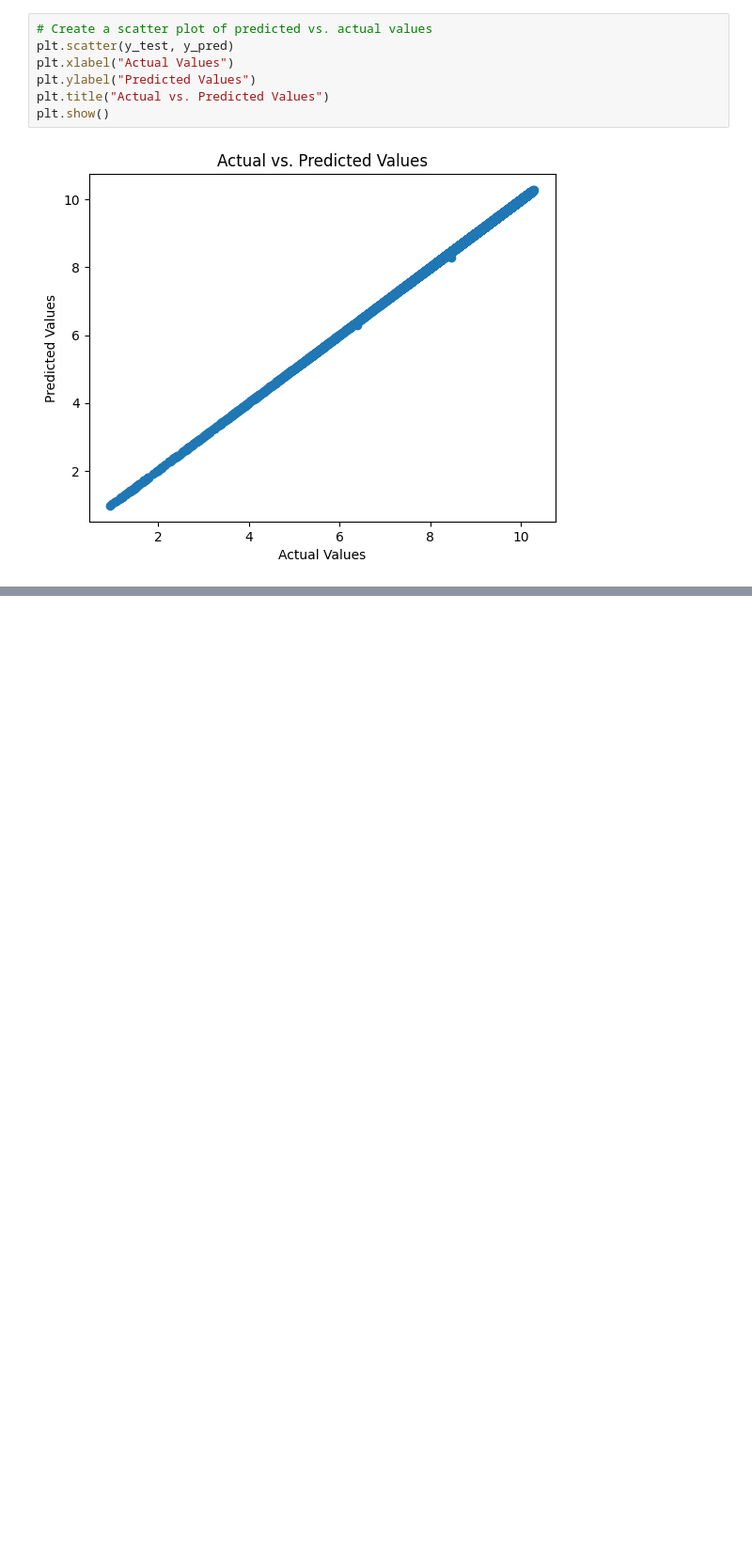
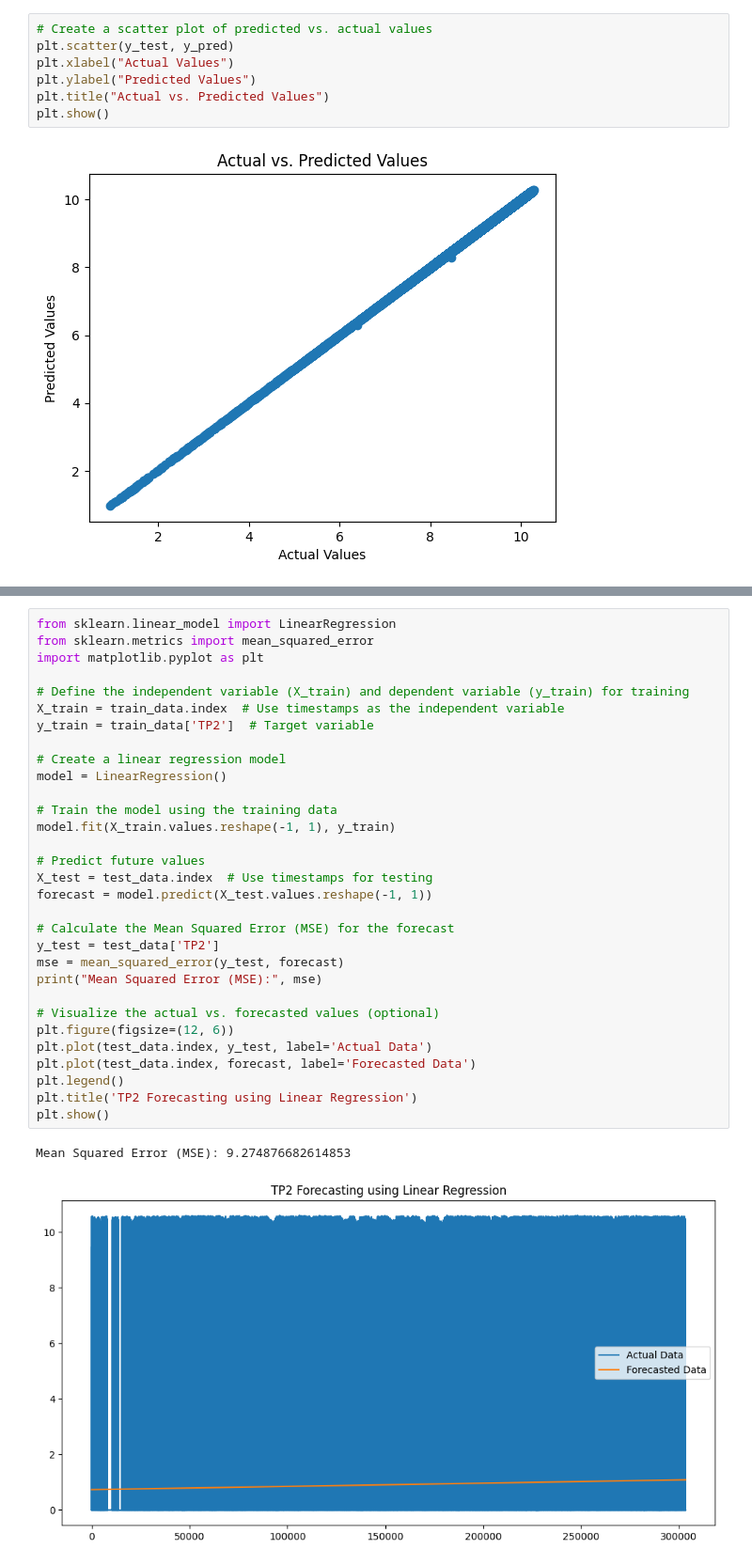
Before and after one commit to Maulik2493/IT496-T18, a Jupyter notebook: 202101489_Sameer_Sonara/202101489_Sameer_Sonara.ipynb, the cells around one changed output, grey strips where cells are left out. Shown at 94% size. Cells and saved outputs as stored; diff of their text form; blank space fills up the shorter version.

```diff
--- a/202101489_Sameer_Sonara/202101489_Sameer_Sonara.ipynb
+++ b/202101489_Sameer_Sonara/202101489_Sameer_Sonara.ipynb
@@ -212,0 +285,34 @@ plt.show()
+# %%
+from sklearn.linear_model import LinearRegression
+from sklearn.metrics import mean_squared_error
+import matplotlib.pyplot as plt
+
+# Define the independent variable (X_train) and dependent variable (y_train) for training
+X_train = train_data.index  # Use timestamps as the independent variable
+y_train = train_data['TP2']  # Target variable
+
+# Create a linear regression model
+model = LinearRegression()
+
+# Train the model using the training data
+model.fit(X_train.values.reshape(-1, 1), y_train)
+
+# Predict future values
+X_test = test_data.index  # Use timestamps for testing
+forecast = model.predict(X_test.values.reshape(-1, 1))
+
+# Calculate the Mean Squared Error (MSE) for the forecast
+y_test = test_data['TP2']
+mse = mean_squared_error(y_test, forecast)
+print("Mean Squared Error (MSE):", mse)
+
+# Visualize the actual vs. forecasted values (optional)
+plt.figure(figsize=(12, 6))
+plt.plot(test_data.index, y_test, label='Actual Data')
+plt.plot(test_data.index, forecast, label='Forecasted Data')
+plt.legend()
+plt.title('TP2 Forecasting using Linear Regression')
+plt.show()
+# %% [output]
+Mean Squared Error (MSE): 9.274876682614853
+[figure, added]
```
Also changed, not shown: parts of 9 cells of this notebook.
